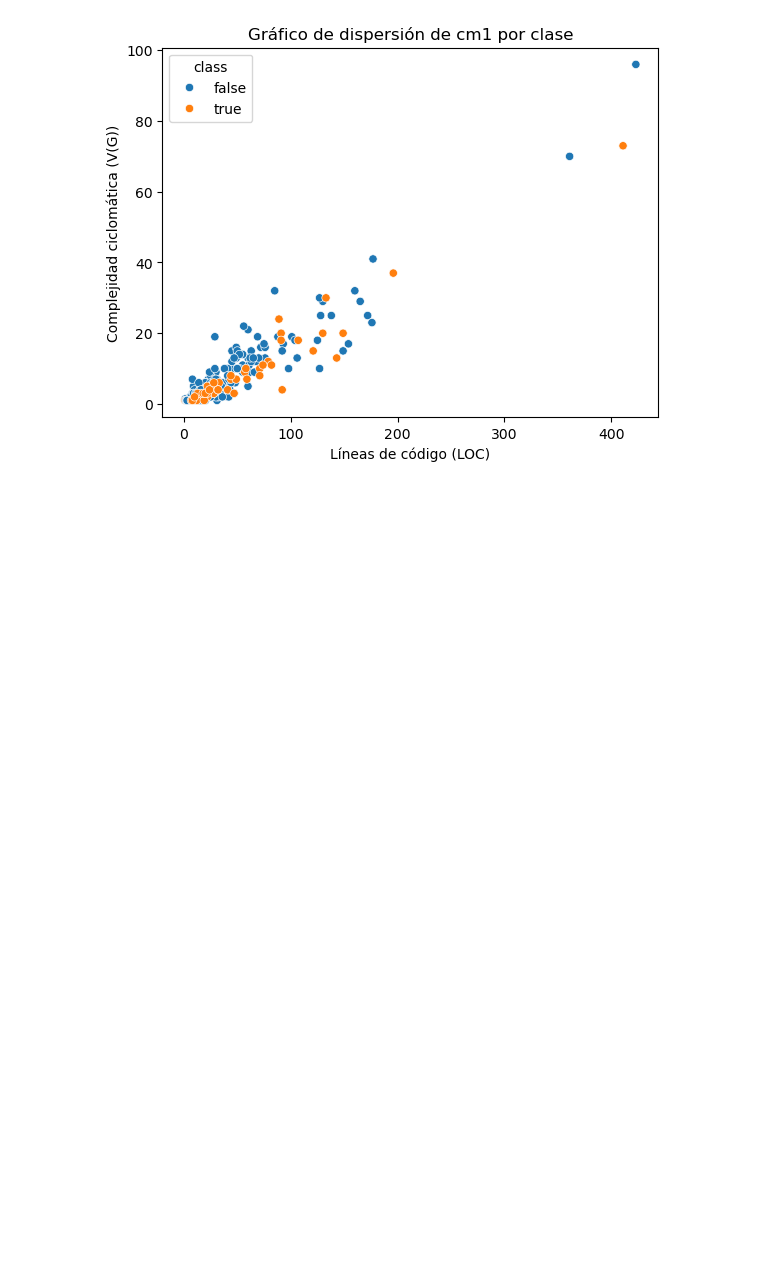
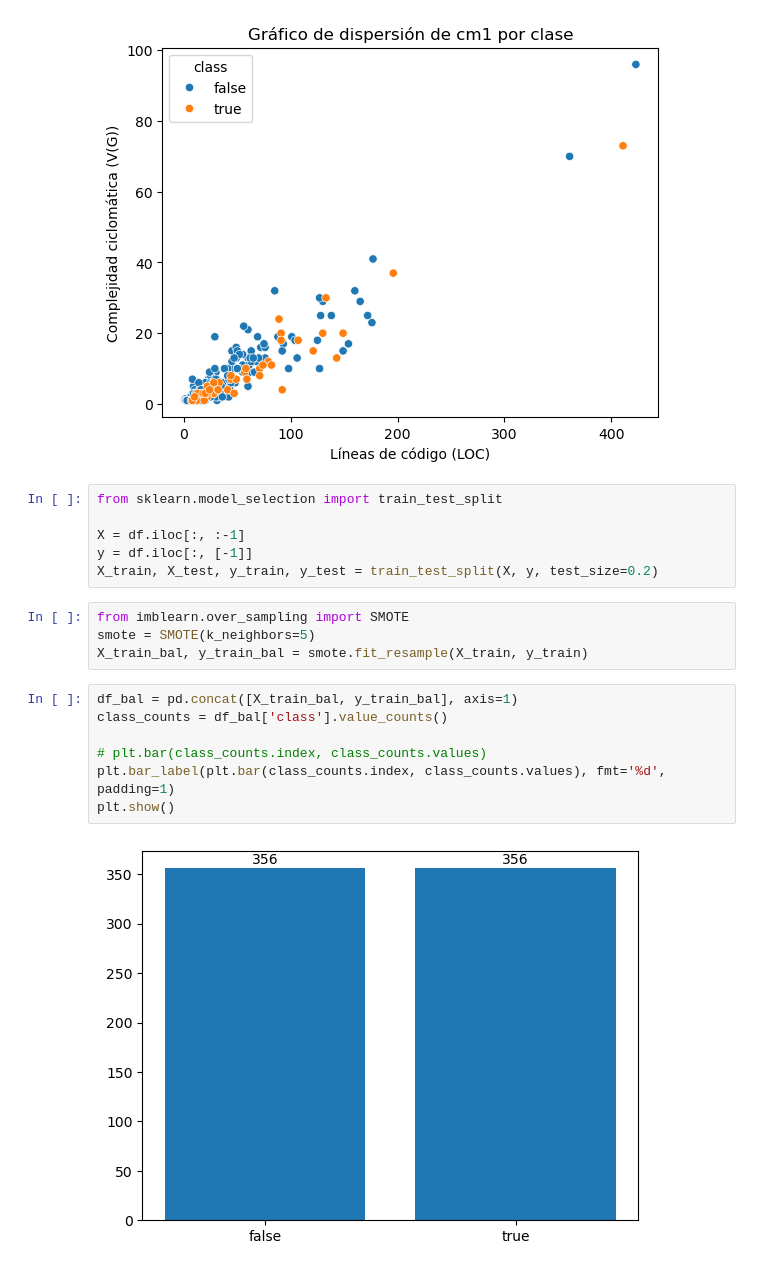
Before and after one commit to alvaldes/pred-err, a Jupyter notebook: Class Balance/NASA/cm1.ipynb, the cells around one changed output. Drawn from its saved outputs; the diff is of its cells as text; blank space fills up the shorter version.

```diff
--- a/Class Balance/NASA/cm1.ipynb
+++ b/Class Balance/NASA/cm1.ipynb
@@ -95,3 +95,22 @@ plt.ylabel('Complejidad ciclomática (V(G))')
 plt.show()
 # %% [output]
 [figure]
+# %%
+from sklearn.model_selection import train_test_split
+
+X = df.iloc[:, :-1]
+y = df.iloc[:, [-1]]
+X_train, X_test, y_train, y_test = train_test_split(X, y, test_size=0.2)
+# %%
+from imblearn.over_sampling import SMOTE
+smote = SMOTE(k_neighbors=5)
+X_train_bal, y_train_bal = smote.fit_resample(X_train, y_train)
+# %%
+df_bal = pd.concat([X_train_bal, y_train_bal], axis=1)
+class_counts = df_bal['class'].value_counts()
+
+# plt.bar(class_counts.index, class_counts.values)
+plt.bar_label(plt.bar(class_counts.index, class_counts.values), fmt='%d', padding=1)
+plt.show()
+# %% [output]
+[figure, added]
```
Also changed, not shown: parts of 1 cell of this notebook, 2 other files.
